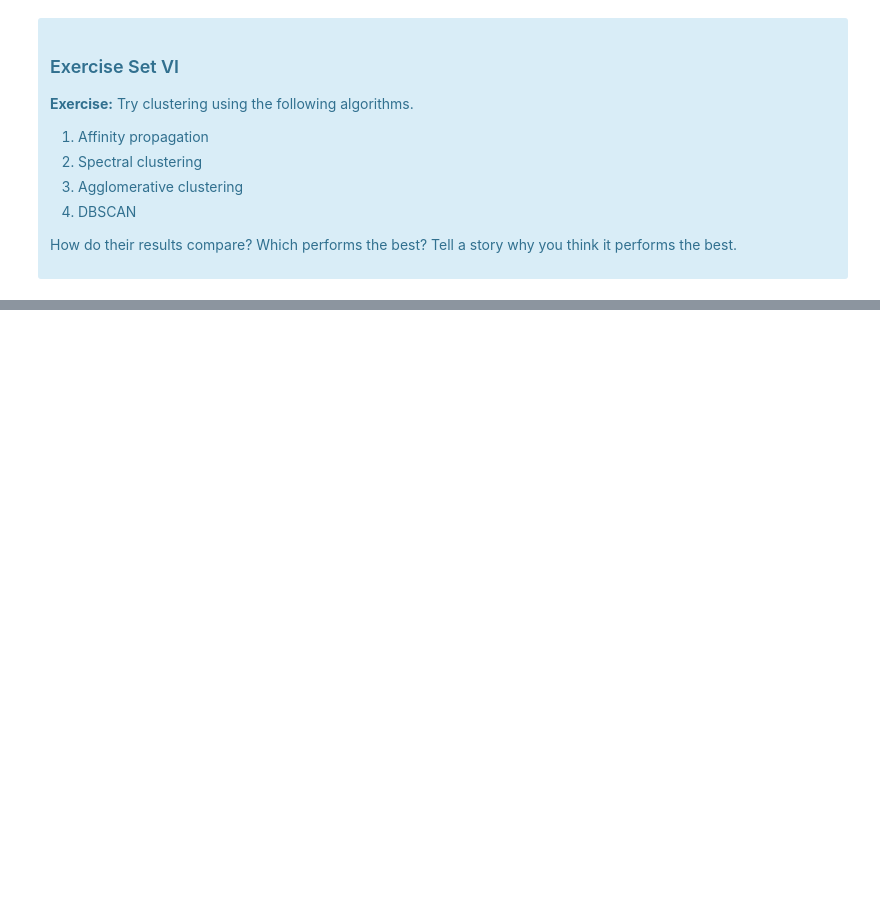
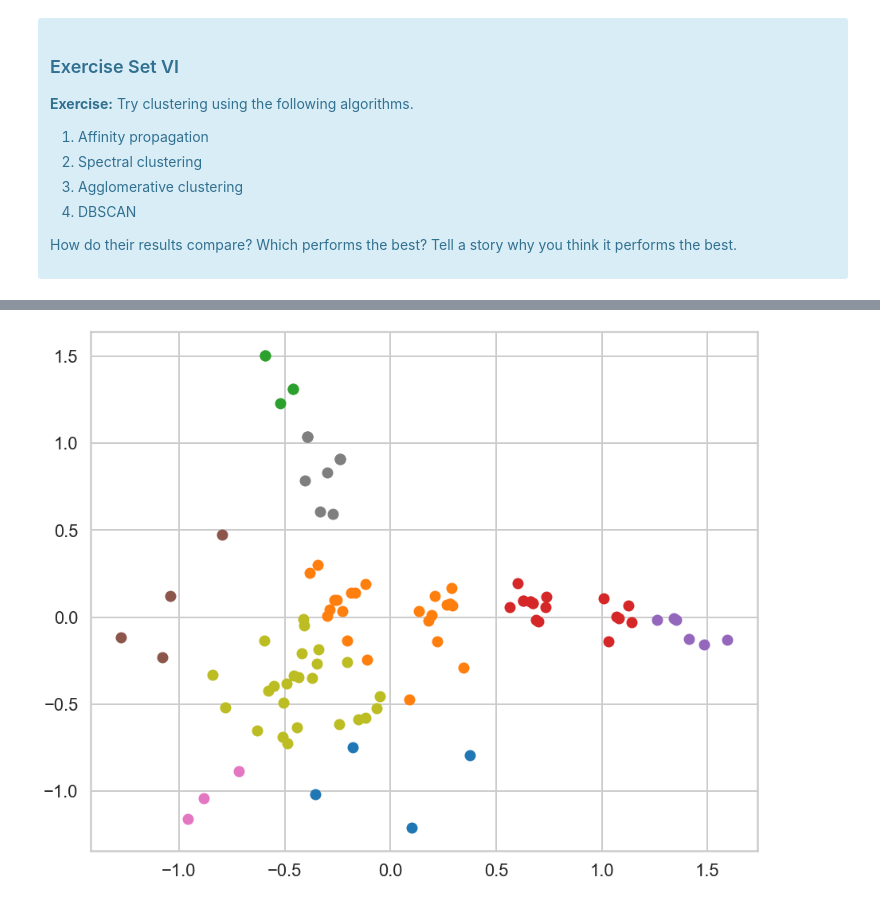
Before and after one commit to dj-m/CustomerSegmentationClustering, a Jupyter notebook: notebooks/Clustering Case Study - Customer Segmentation with K-Means - Tier 3.ipynb, the cells around one changed output, grey strips where cells are left out. Cells and saved outputs as stored; diff of their text form; code cells hidden in the pictures; blank space fills up the shorter version.

```diff
--- a/notebooks/Clustering Case Study - Customer Segmentation with K-Means - Tier 3.ipynb
+++ b/notebooks/Clustering Case Study - Customer Segmentation with K-Means - Tier 3.ipynb
@@ -558,0 +573,15 @@ Estimated number of clusters: 10
+# %%
+# spectral clustering algorithm
+from sklearn.cluster import SpectralClustering
+
+model_sc = SpectralClustering(n_clusters = 9)
+y_sc = model_sc.fit_predict(X_)
+clusters = unique(y_sc)
+
+fig = plt.figure(figsize = [15,12])
+
+for cluster in clusters:
+    row_ix = where(y_sc == cluster)
+    plt.scatter(X_[row_ix, 0], X_[row_ix, 1])
+# %% [output]
+[figure, added]
```
Also changed, not shown: parts of 3 cells of this notebook.
